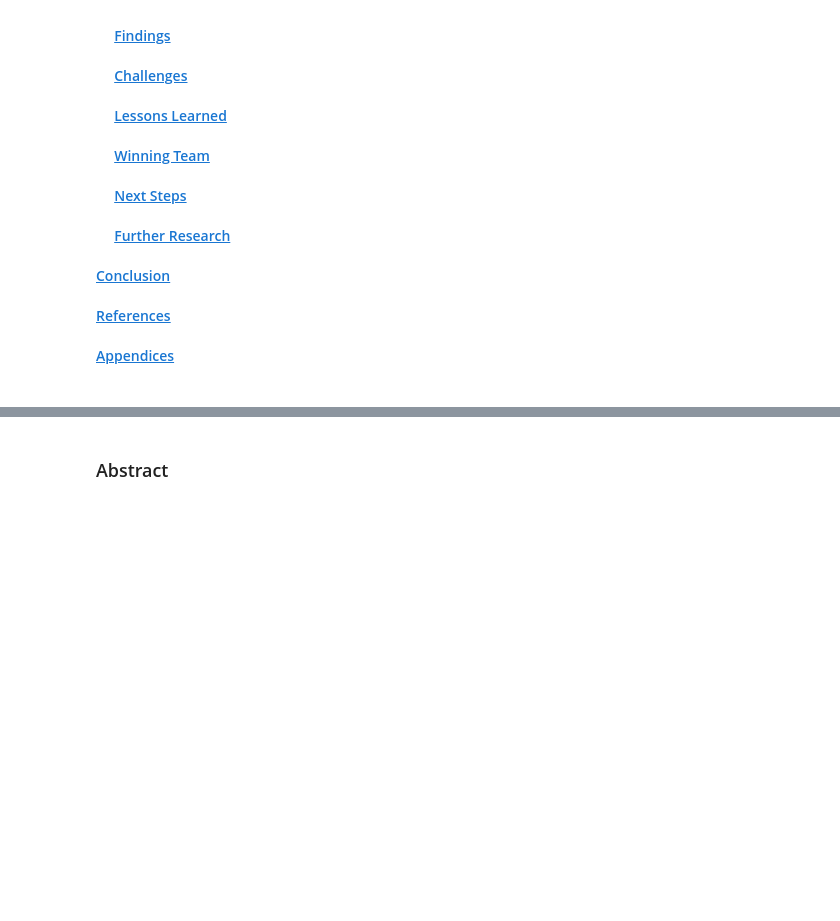
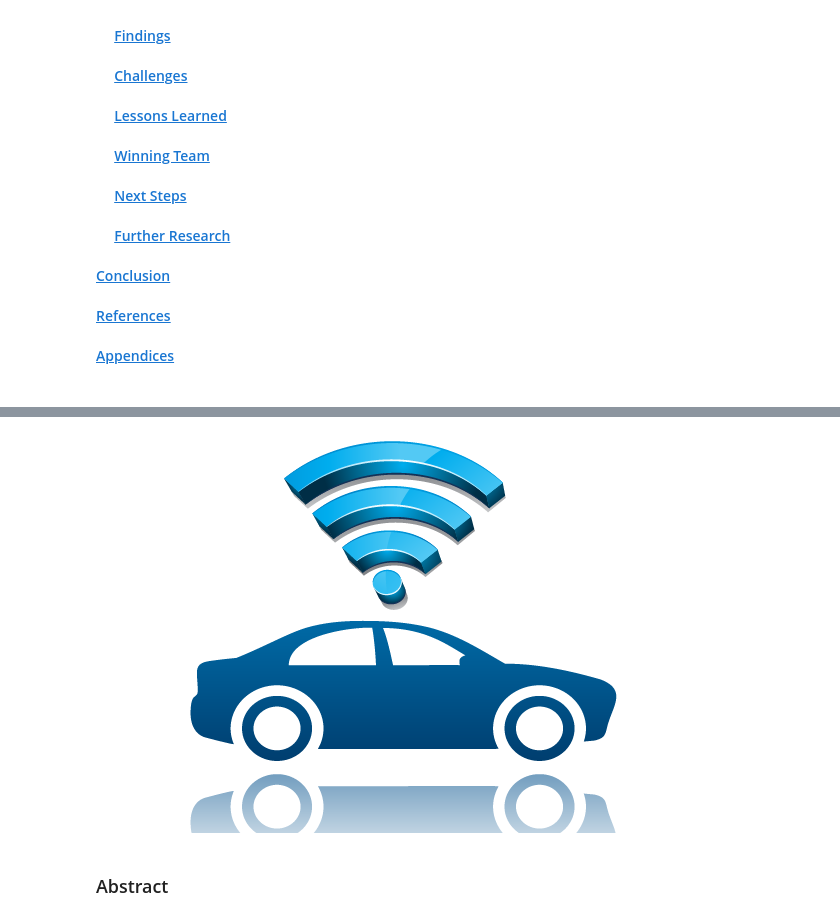
Before and after one commit to georgetown-analytics/skidmarks, a Jupyter notebook: bin/notebook/Riding Dirty-Using Telematic Data to Identify Increased Liability Drivers.ipynb, the cells around one changed output, grey strips where cells are left out. Saved outputs shown, nothing was run; the diff lists cells and outputs as text; code cells hidden in the pictures; blank space fills up the shorter version.

```diff
--- a/bin/notebook/Riding Dirty-Using Telematic Data to Identify Increased Liability Drivers.ipynb
+++ b/bin/notebook/Riding Dirty-Using Telematic Data to Identify Increased Liability Drivers.ipynb
@@ -49,3 +59,9 @@ April 2015
+# %%
+picUrl = 'http://software.quest-global.com/wp-content/uploads/2014/11/connectedcar-logo.png'
+Embed  = Image(picUrl)
+display(Embed)
+# %% [output]
+[figure, added]
 # %% [markdown]
 <h3><a name="Abstract">Abstract</a></h3>
 # %% [markdown]
```
Also changed, not shown: parts of 2 cells of this notebook.
